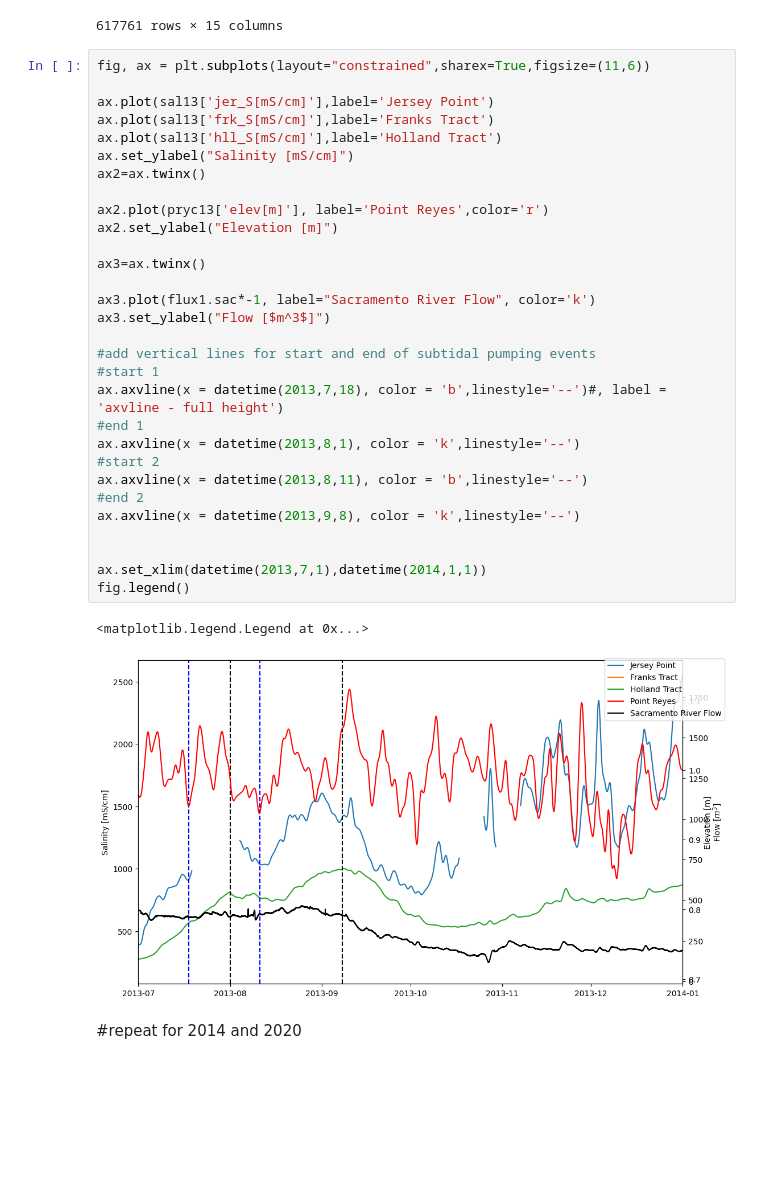
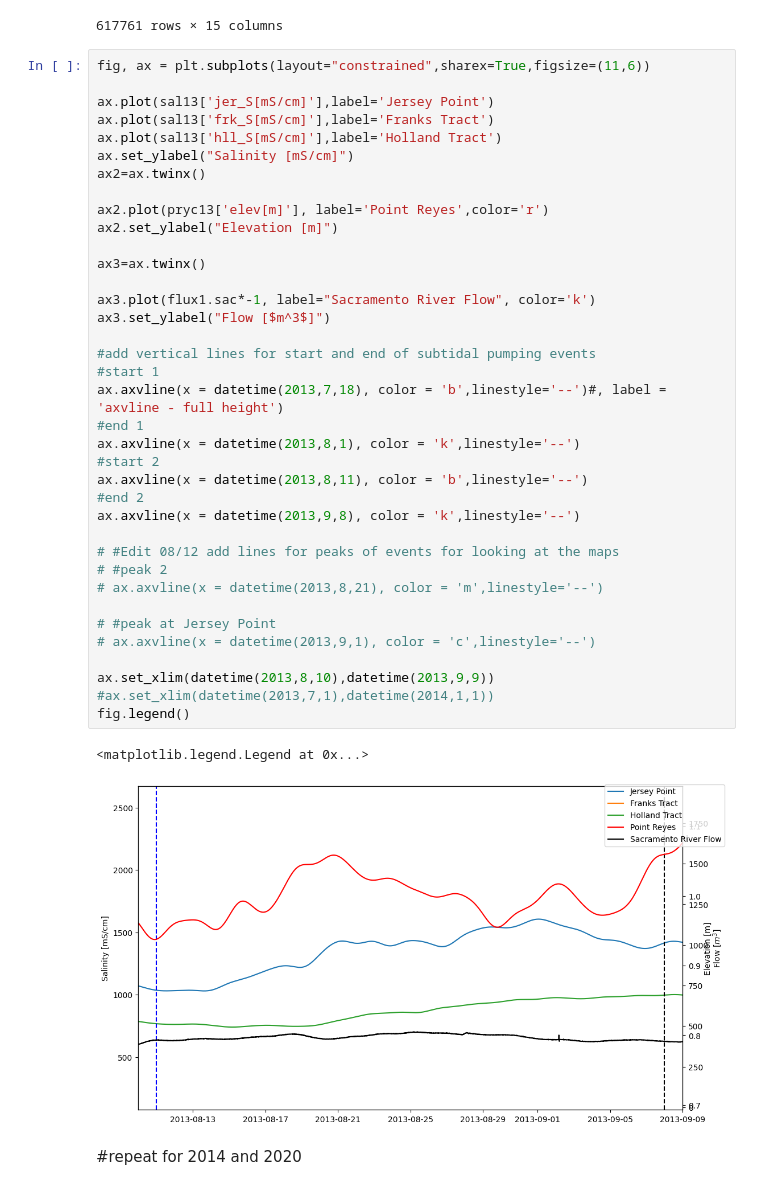
Before and after one commit to jennaisrael/Savio_scratch_back_up, a Jupyter notebook: climate_data_processing/identify_stp/choose_dates_dms_datastore.ipynb, the cells around one changed output. Saved outputs shown, nothing was run; the diff lists cells and outputs as text; blank space fills up the shorter version.

```diff
--- a/climate_data_processing/identify_stp/choose_dates_dms_datastore.ipynb
+++ b/climate_data_processing/identify_stp/choose_dates_dms_datastore.ipynb
@@ -242,35 +242,42 @@ flux1
 fig, ax = plt.subplots(layout="constrained",sharex=True,figsize=(11,6))
 
 ax.plot(sal13['jer_S[mS/cm]'],label='Jersey Point')
 ax.plot(sal13['frk_S[mS/cm]'],label='Franks Tract')
 ax.plot(sal13['hll_S[mS/cm]'],label='Holland Tract')
 ax.set_ylabel("Salinity [mS/cm]")
 ax2=ax.twinx()
 
 ax2.plot(pryc13['elev[m]'], label='Point Reyes',color='r')
 ax2.set_ylabel("Elevation [m]")
 
 ax3=ax.twinx()
 
 ax3.plot(flux1.sac*-1, label="Sacramento River Flow", color='k')
 ax3.set_ylabel("Flow [$m^3$]")
 
 #add vertical lines for start and end of subtidal pumping events
 #start 1
 ax.axvline(x = datetime(2013,7,18), color = 'b',linestyle='--')#, label = 'axvline - full height')
 #end 1
 ax.axvline(x = datetime(2013,8,1), color = 'k',linestyle='--')
 #start 2
 ax.axvline(x = datetime(2013,8,11), color = 'b',linestyle='--')
 #end 2
 ax.axvline(x = datetime(2013,9,8), color = 'k',linestyle='--')
 
+# #Edit 08/12 add lines for peaks of events for looking at the maps
+# #peak 2
+# ax.axvline(x = datetime(2013,8,21), color = 'm',linestyle='--')
 
-ax.set_xlim(datetime(2013,7,1),datetime(2014,1,1))
+# #peak at Jersey Point
+# ax.axvline(x = datetime(2013,9,1), color = 'c',linestyle='--')
+
+ax.set_xlim(datetime(2013,8,10),datetime(2013,9,9))
+#ax.set_xlim(datetime(2013,7,1),datetime(2014,1,1))
 fig.legend()
 # %% [output]
 <matplotlib.legend.Legend at 0x...>
-[figure, old version]
+[figure, new version]
 # %% [markdown]
 #repeat for 2014 and 2020
 # %%
```
Also changed, not shown: parts of 4 cells of this notebook, 2 other files.
